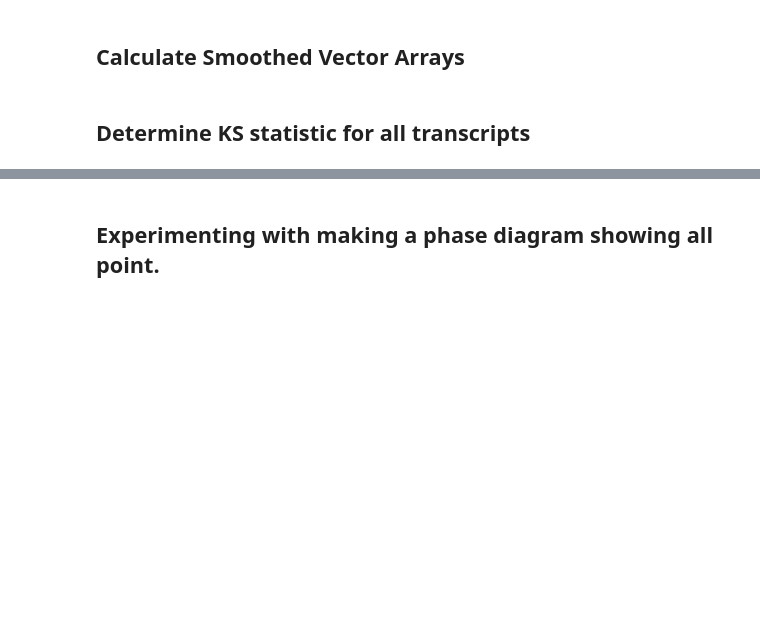
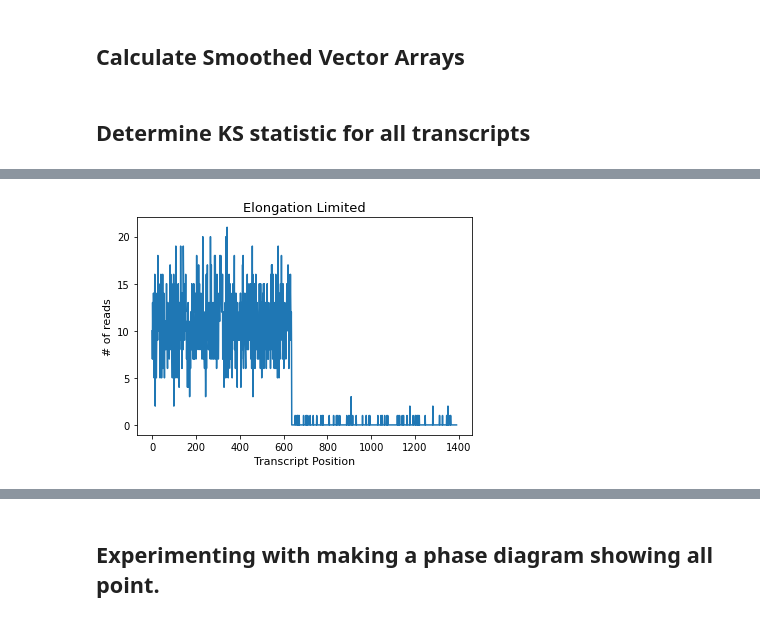
Before and after one commit to greenblattlab/Analysis_Of_Ribosome_Pausing, a Jupyter notebook: Simulation/rb_profile_simulator.ipynb, the cells around one changed output, grey strips where cells are left out. Cells and saved outputs as stored; diff of their text form; code cells hidden in the pictures; blank space fills up the shorter version.

```diff
--- a/Simulation/rb_profile_simulator.ipynb
+++ b/Simulation/rb_profile_simulator.ipynb
@@ -29,6 +29,8 @@ from matplotlib.pyplot import figure
 from scipy.sparse.linalg import lsqr
 from multiprocess import Pool
 from tqdm import tqdm
+# %%
+image_path = '/home/keeganfl/Desktop/Work_Fall_2021/Presentation_figures/'
 # %% [markdown]
 ## define functions
 # %%
@@ -464,0 +459,8 @@ ax = big_dif(diff_dist, data_mutant, data_control, figsize = (16,len(diff_dist)*
+# %%
+plt.plot(data_mutant[29])
+plt.ylabel("# of reads", fontsize = 11)
+plt.xlabel("Transcript Position", fontsize = 11)
+plt.title("Elongation Limited", fontsize = 13)
+plt.savefig(image_path + 'el_limited_example.pdf')
+# %% [output]
+[figure, added]
```
Also changed, not shown: parts of 7 cells of this notebook, 1 other file.
